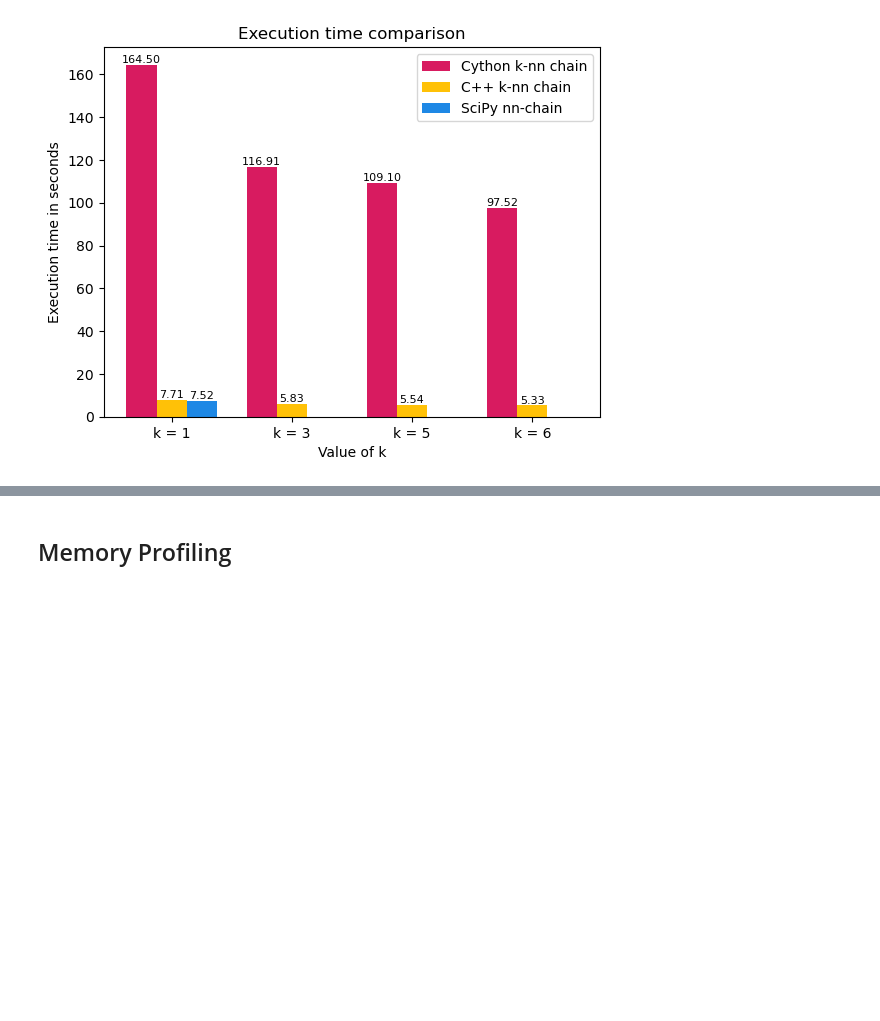
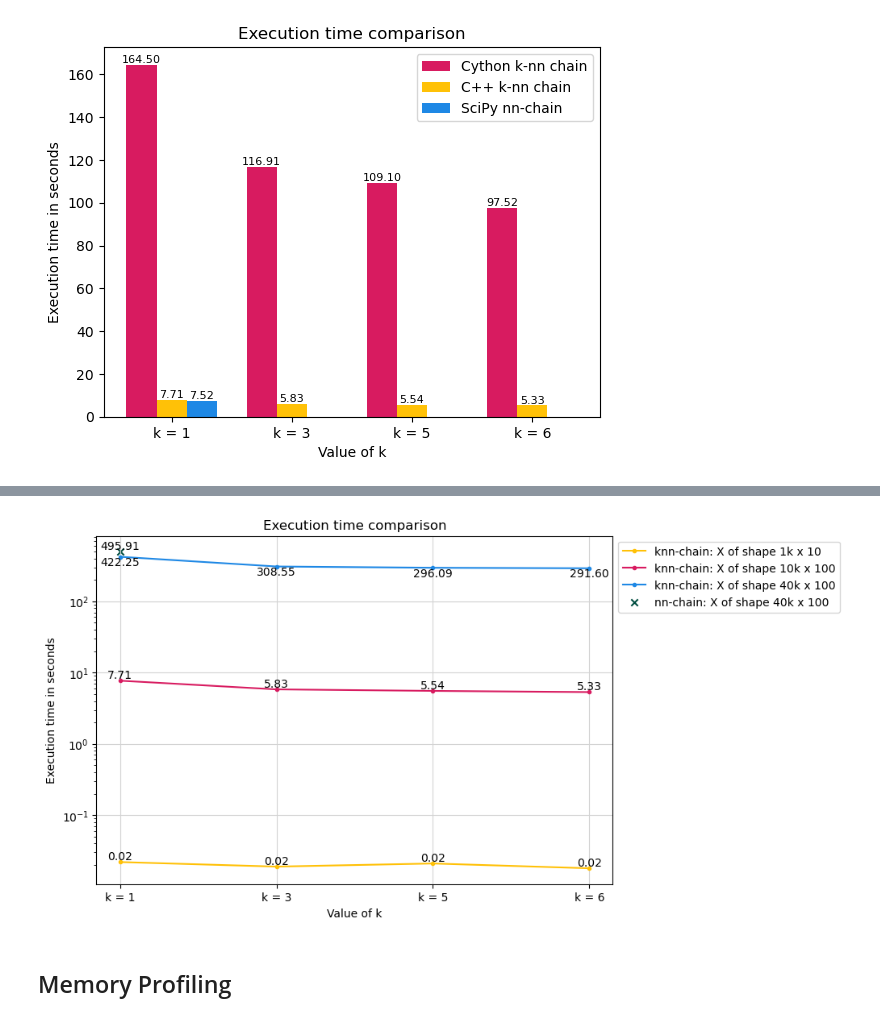
Before and after one commit to niconymanda/knn-chain, a Jupyter notebook: results.ipynb, the cells around one changed output, grey strips where cells are left out. Saved outputs shown, nothing was run; the diff lists cells and outputs as text; code cells hidden in the pictures; blank space fills up the shorter version.

Commit message:
more results- knn chain runtimes

```diff
--- a/results.ipynb
+++ b/results.ipynb
@@ -193,0 +323,6 @@ plt.show()
+# %%
+ss_1 = 0.022
+ss_3 =  0.019
+ss_5 = 0.021
+ss_6 = 0.018
+small_cpp_ks = [ss_1, ss_3, ss_5, ss_6]
@@ -194,3 +450,37 @@ plt.show()
+# %%
+ls_1 = 422.250
+ls_3 = 308.546
+ls_5 = 296.093
+ls_6 = 291.600
+large_cpp_ks = [ls_1, ls_3, ls_5, ls_6]
+l_scipy = 414.968 + 80.938
+# %%
+# Plotting
+_a = np.append(cpp_ks + small_cpp_ks, l_scipy)
+plt.plot(ks, small_cpp_ks, marker='.', c='#FFC107', label="knn-chain: X of shape 1k x 10")
+plt.plot(ks, cpp_ks, marker='.', c='#D81B60', label="knn-chain: X of shape 10k x 100")
+plt.plot(ks, large_cpp_ks, marker='.', c='#1E88E5', label="knn-chain: X of shape 40k x 100")
+plt.scatter(0, l_scipy, marker='x', c='#004D40', label="nn-chain: X of shape 40k x 100")
+
+for i, txt in enumerate(_a):
+    plt.text(ks[i % 4], _a[i], f'{txt:.2f}', ha='center', va='bottom')
+for i, txt in enumerate(large_cpp_ks):
+    plt.text(ks[i % 4], large_cpp_ks[i], f'{txt:.2f}', ha='center', va='top')
+
+plt.yscale('log')
+
+# Moving the legend outside the plot
+plt.legend(loc="upper left", bbox_to_anchor=(1, 1))
+plt.title("Execution time comparison")
+plt.xlabel("Value of k")
+plt.ylabel("Execution time in seconds")
+plt.grid(c="#d3d3d3")
+
+plt.subplots_adjust(left=.8, right=1.8, top=1.9, bottom=1)
+
+plt.show()
+# %% [output]
+[figure, added]
 # %% [markdown]
 ## Memory Profiling
 # %% [markdown]
```
Also changed, not shown: parts of 19 cells of this notebook.
